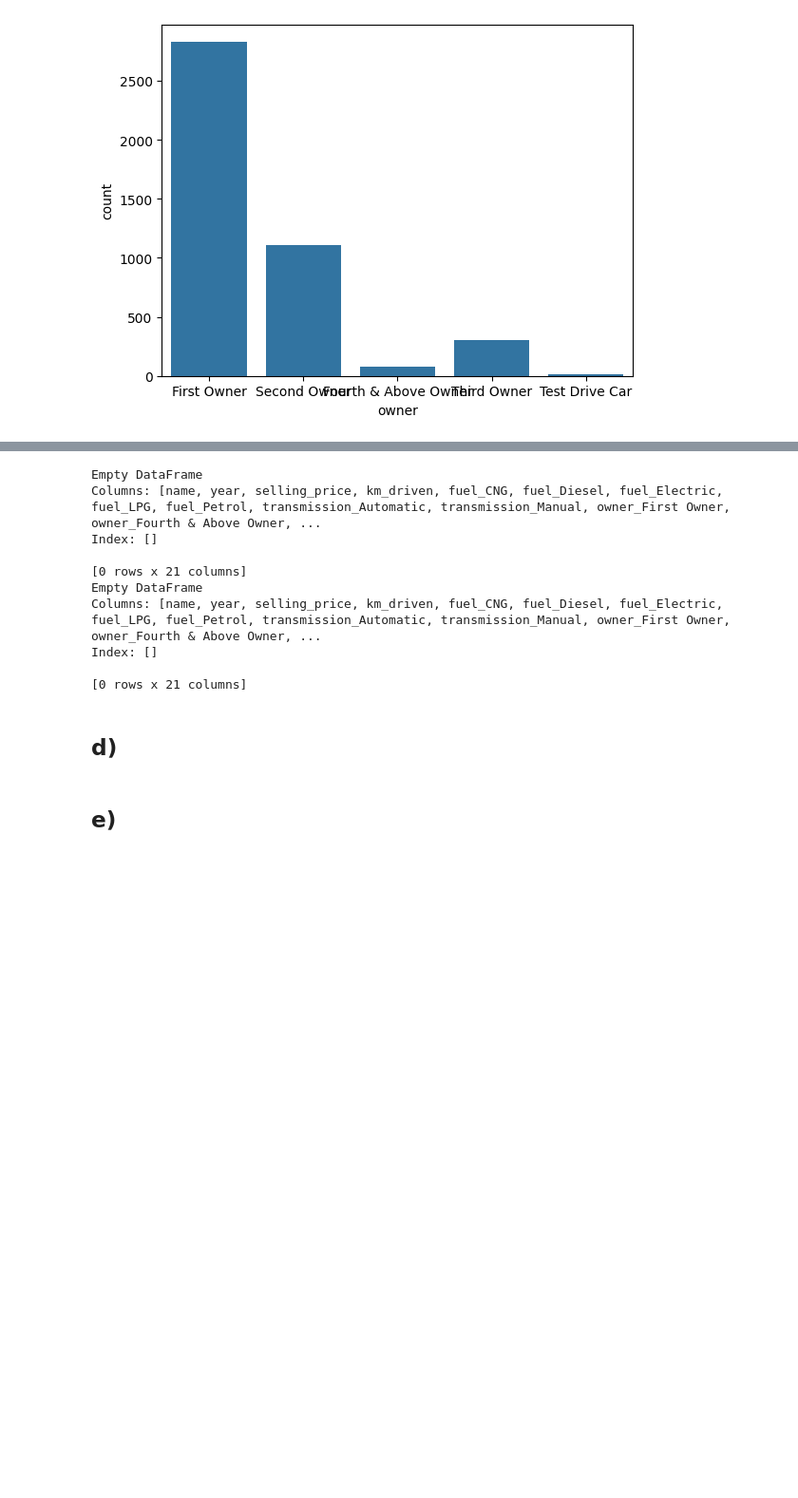
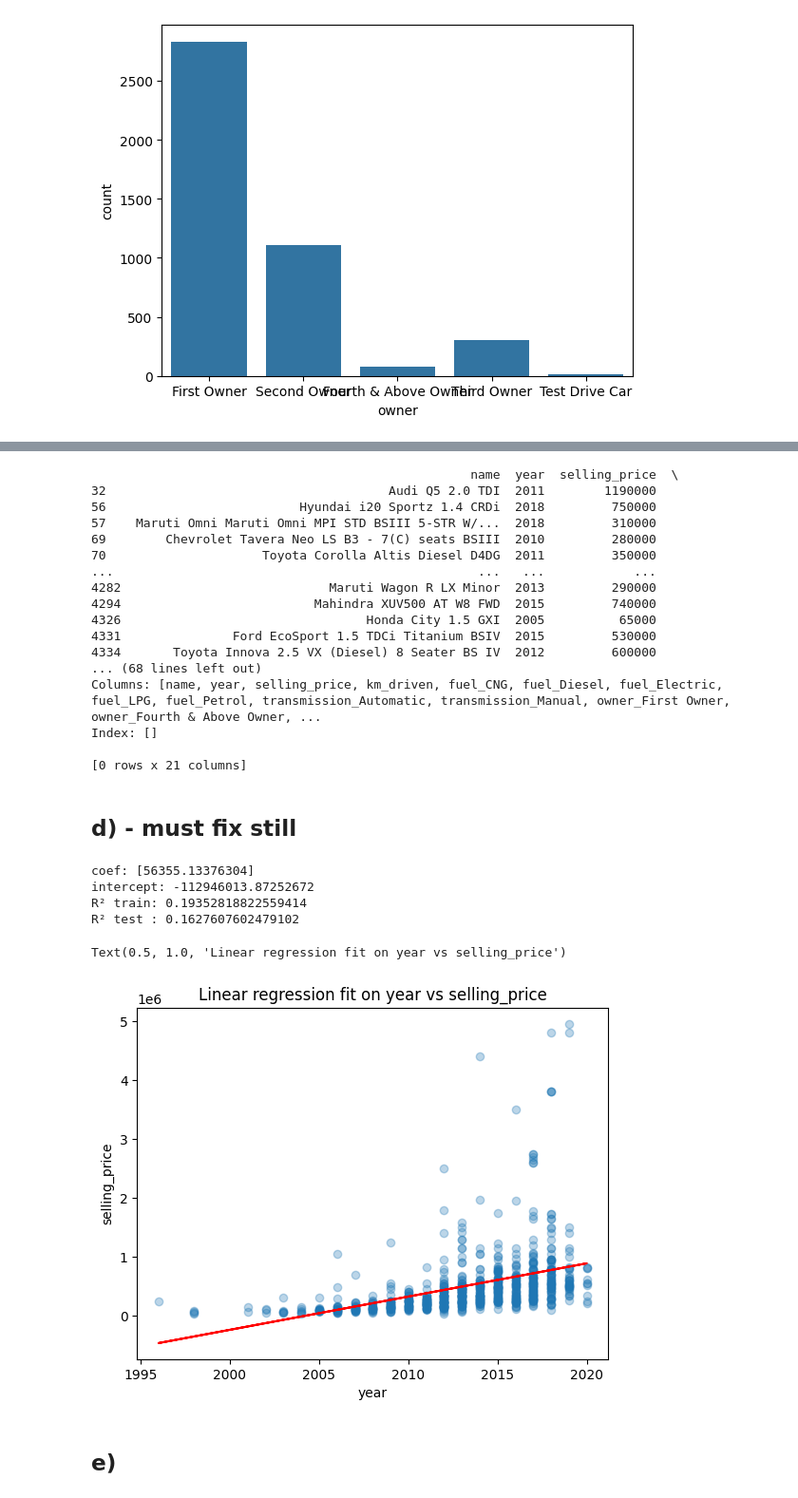
Before and after one commit to jvdlopes/CSI4142_A3, a Jupyter notebook: d1.ipynb, the cells around one changed output, grey strips where cells are left out. Shown at 95% size. Cells and saved outputs as stored; diff of their text form; code cells hidden in the pictures; blank space fills up the shorter version.

```diff
--- a/d1.ipynb
+++ b/d1.ipynb
@@ -46,6 +45,6 @@ key features:
 # %%
 #did not encode the name column due to unique values
-dfEncoded = pd.get_dummies(df, columns=['fuel', 'transmission', 'owner', 'seller_type'], drop_first=False)
+dfEncoded = pd.get_dummies(df.copy(), columns=['fuel', 'transmission', 'owner', 'seller_type'], drop_first=False)
 dfEncoded.head()
 #print(df["fuel"])
 #print(dfEncoded["fuel_Diesel"])
@@ -101,15 +108,22 @@ dfEncoded = dfEncoded[dfEncoded["lof_label"]!=-1]
 print(dfEncoded[dfEncoded["lof_label"]==-1])
 #dfEncoded.head()
 # %% [output]
-Empty DataFrame
+                                                   name  year  selling_price  \
+32                                      Audi Q5 2.0 TDI  2011        1190000
+56                          Hyundai i20 Sportz 1.4 CRDi  2018         750000
+57    Maruti Omni Maruti Omni MPI STD BSIII 5-STR W/...  2018         310000
+69        Chevrolet Tavera Neo LS B3 - 7(C) seats BSIII  2010         280000
+70                     Toyota Corolla Altis Diesel D4DG  2011         350000
+...                                                 ...   ...            ...
+4282                            Maruti Wagon R LX Minor  2013         290000
+4294                          Mahindra XUV500 AT W8 FWD  2015         740000
+4326                                 Honda City 1.5 GXI  2005          65000
+4331               Ford EcoSport 1.5 TDCi Titanium BSIV  2015         530000
+4334       Toyota Innova 2.5 VX (Diesel) 8 Seater BS IV  2012         600000
+... (68 lines left out)
 Columns: [name, year, selling_price, km_driven, fuel_CNG, fuel_Diesel, fuel_Electric, fuel_LPG, fuel_Petrol, transmission_Automatic, transmission_Manual, owner_First Owner, owner_Fourth & Above Owner, ...
 Index: []
 
 [0 rows x 21 columns]
-Empty DataFrame
-Columns: [name, year, selling_price, km_driven, fuel_CNG, fuel_Diesel, fuel_Electric, fuel_LPG, fuel_Petrol, transmission_Automatic, transmission_Manual, owner_First Owner, owner_Fourth & Above Owner, ...
-Index: []
-
-[0 rows x 21 columns]
 # %% [markdown]
-## d)
+## d) - must fix still
@@ -116,2 +134,28 @@ Index: []
+# %%
+x = dfEncoded[['year']]
+y = dfEncoded['selling_price']
+
+x_train, x_test, y_train, y_test = train_test_split(x, y, test_size=0.2, random_state=42)
+
+model = LinearRegression().fit(x_train, y_train)
+
+print('coef:', model.coef_)
+print('intercept:', model.intercept_)
+print('R² train:', model.score(x_train, y_train))
+print('R² test :', model.score(x_test, y_test))
+
+predictions = model.predict(x_test)
+plt.scatter(x_test, y_test, alpha=0.3)
+plt.plot(x_test, predictions, color='red')
+plt.xlabel('year')
+plt.ylabel('selling_price')
+plt.title('Linear regression fit on year vs selling_price')
+# %% [output]
+coef: [56355.13376304]
+intercept: -112946013.87252672
+R² train: 0.19352818822559414
+R² test : 0.1627607602479102
+Text(0.5, 1.0, 'Linear regression fit on year vs selling_price')
+[figure, added]
 # %% [markdown]
 ## e)
```
Also changed, not shown: parts of 12 cells of this notebook.
